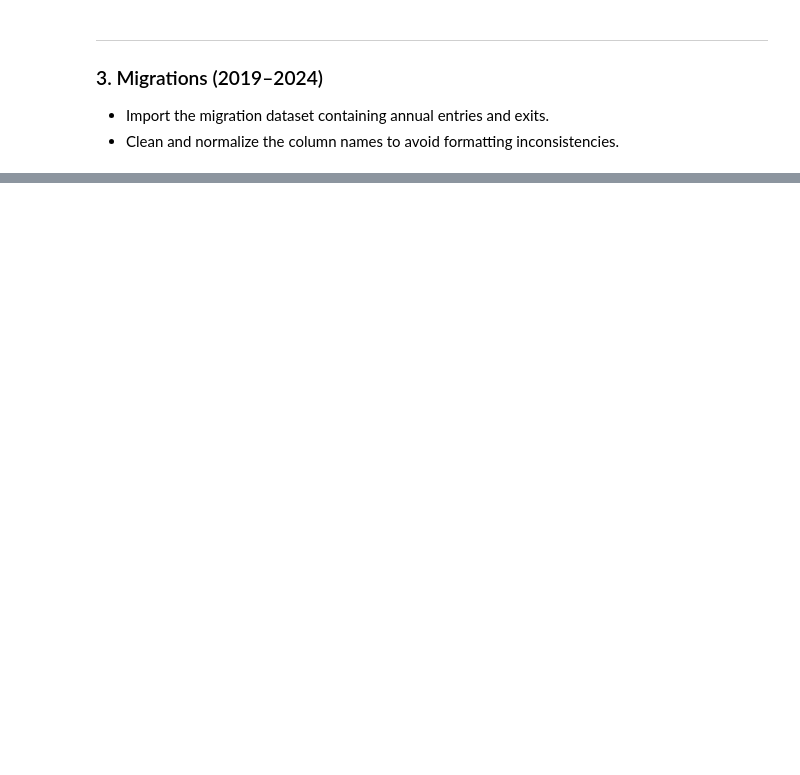
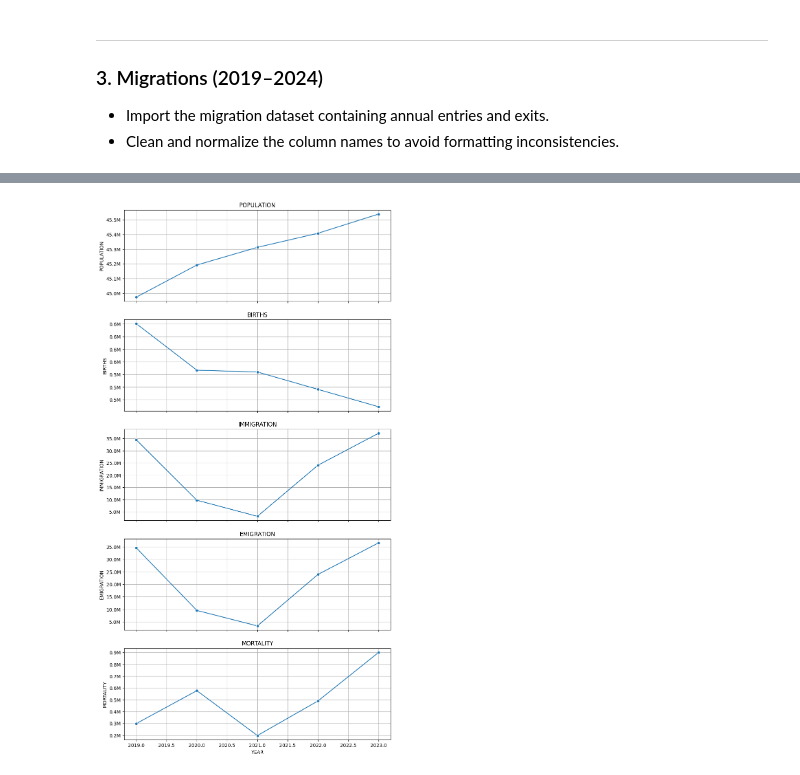
Before and after one commit to matias258/Mortalidad_Arg, a Jupyter notebook: calculo_mortalidad/mortality_calculation.ipynb, the cells around one changed output, grey strips where cells are left out. Cells and saved outputs as stored; diff of their text form; code cells hidden in the pictures; blank space fills up the shorter version.

```diff
--- a/calculo_mortalidad/mortality_calculation.ipynb
+++ b/calculo_mortalidad/mortality_calculation.ipynb
@@ -111,4 +115,4 @@ births.tail()
 df = pd.read_csv('dataset/poblacion-argentina-2005-2024.csv')
 # %%
 population = df.loc[df['Year'] > 2018].sort_values(by='Year', ascending=True).reset_index(drop=True)
-population.rename(columns={'Year': 'YEAR', 'Total': 'POPULATION'})
+population = population.rename(columns={'Year': 'YEAR', 'Total': 'POPULATION'})
@@ -156,0 +252,19 @@ migrations.head()
+# %%
+cols = [c for c in df.columns if c != 'YEAR']
+
+# Create subplots
+fig, axes = plt.subplots(
+    nrows=len(cols),
+    ncols=1,
+    figsize=(10, 4 * len(cols)),
+    sharex=True
+)
+
+for ax, col in zip(axes, cols):
+    sns.lineplot(data=df, x='YEAR', y=col, marker='o', ax=ax)
+
+    ax.set_title(col)
+    ax.yaxis.set_major_formatter(FuncFormatter(millions))
+    ax.grid(True)
+# %% [output]
+[figure, added]
```
Also changed, not shown: parts of 17 cells of this notebook, 3 other files.
